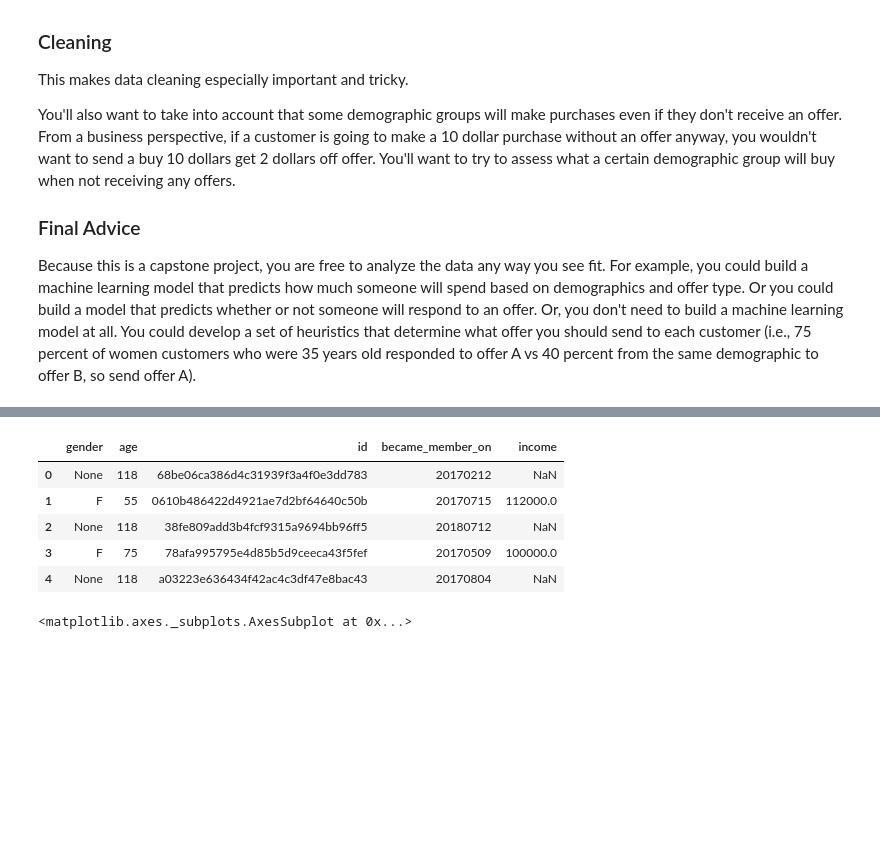
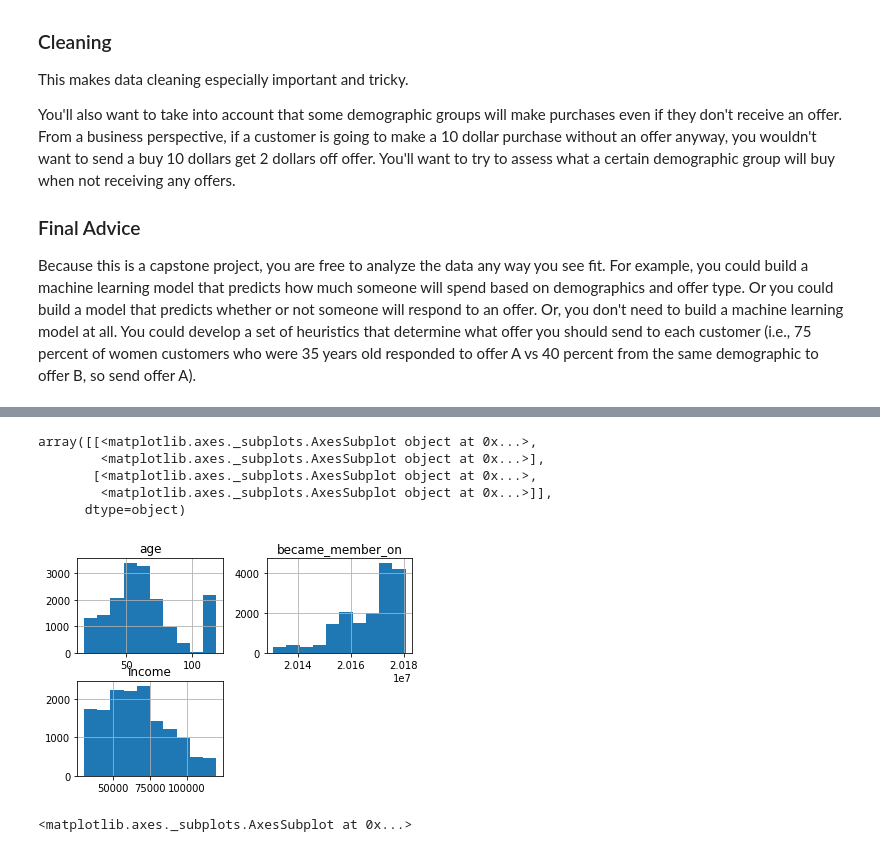
Before and after one commit to madkehl/Capstone, a Jupyter notebook: Starbucks Capstone .ipynb, the cells around one changed output, grey strips where cells are left out. Saved outputs shown, nothing was run; the diff lists cells and outputs as text; code cells hidden in the pictures; blank space fills up the shorter version.

```diff
--- a/Starbucks Capstone .ipynb
+++ b/Starbucks Capstone .ipynb
@@ -44,14 +75,14 @@ portfolio = pd.read_json('data/portfolio.json', orient='records', lines=True)
 profile = pd.read_json('data/profile.json', orient='records', lines=True)
 transcript = pd.read_json('data/transcript.json', orient='records', lines=True)
 # %%
-profile.head()
+profile.hist()
 # %% [output]
-|  | gender | age | id | became_member_on | income |
-| 0 | None | 118 | 68be06ca386d4c31939f3a4f0e3dd783 | 20170212 | NaN |
-| 1 | F | 55 | 0610b486422d4921ae7d2bf64640c50b | 20170715 | 112000.0 |
-| 2 | None | 118 | 38fe809add3b4fcf9315a9694bb96ff5 | 20180712 | NaN |
-| 3 | F | 75 | 78afa995795e4d85b5d9ceeca43f5fef | 20170509 | 100000.0 |
-| 4 | None | 118 | a03223e636434f42ac4c3df47e8bac43 | 20170804 | NaN |
+array([[<matplotlib.axes._subplots.AxesSubplot object at 0x...>,
+        <matplotlib.axes._subplots.AxesSubplot object at 0x...>],
+       [<matplotlib.axes._subplots.AxesSubplot object at 0x...>,
+        <matplotlib.axes._subplots.AxesSubplot object at 0x...>]],
+      dtype=object)
+[figure, added]
 # %%
 profile['gender'].hist()
 # %% [output]
```
Also changed, not shown: parts of 16 cells of this notebook.
